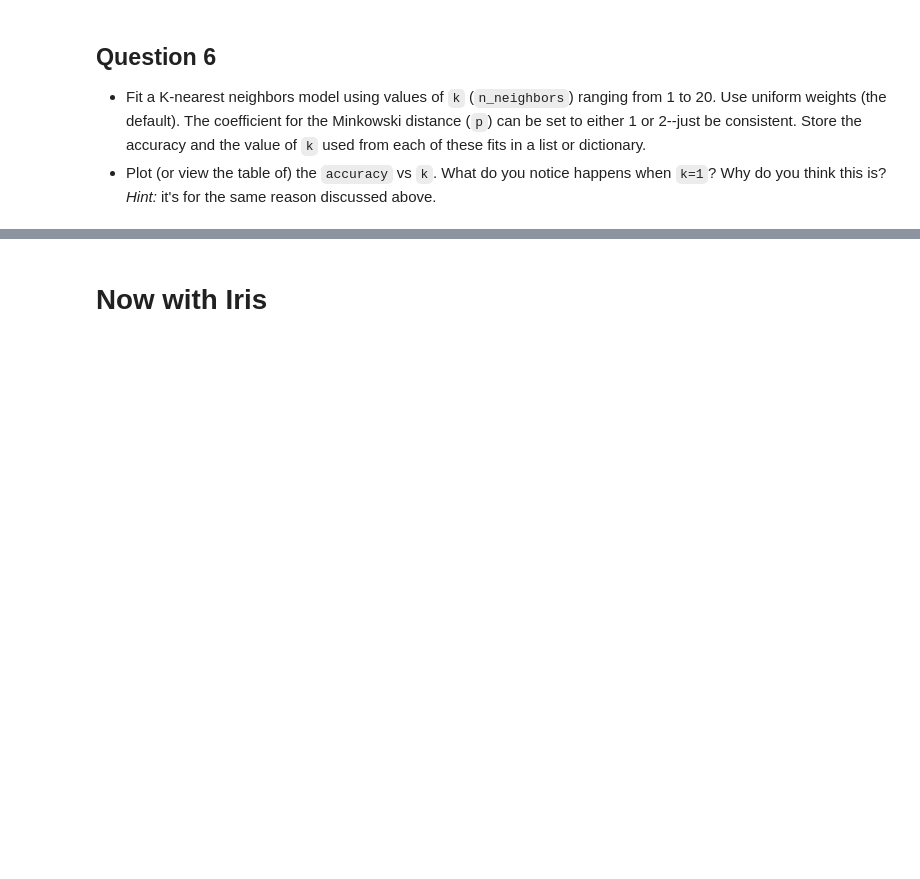
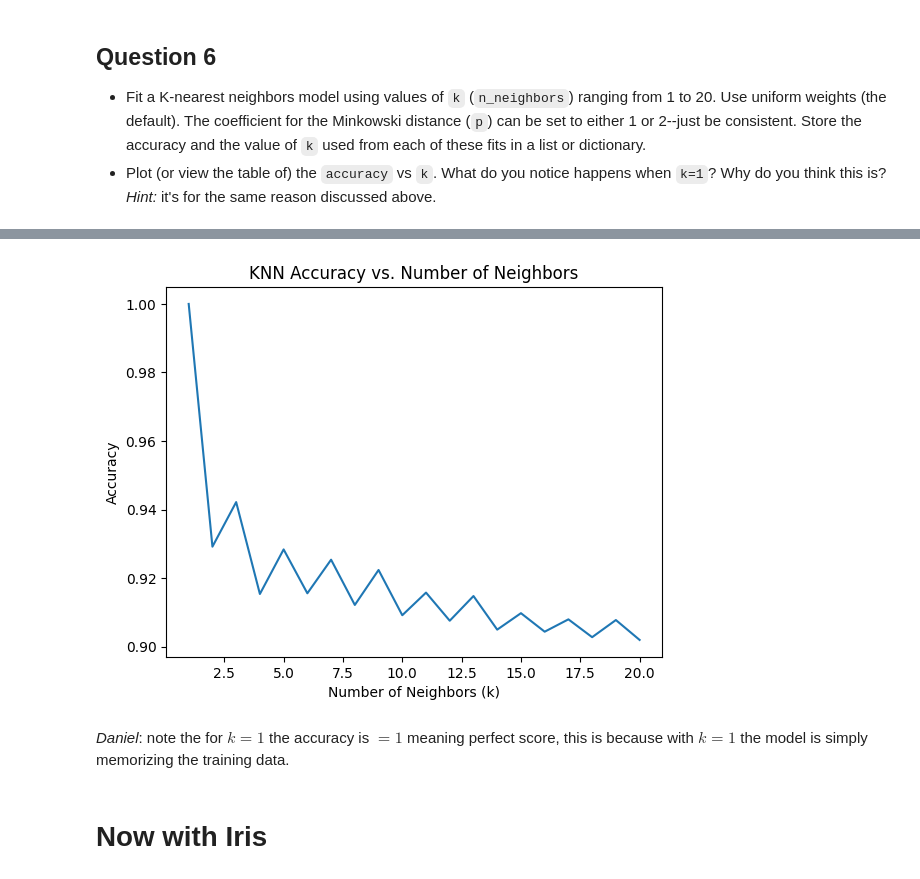
Before and after one commit to dattali18/machine_learning_msc_course, a Jupyter notebook: week2/notebook/week2_knn_hw.ipynb, the cells around one changed output, grey strips where cells are left out. Cells and saved outputs as stored; diff of their text form; code cells hidden in the pictures; blank space fills up the shorter version.

```diff
--- a/week2/notebook/week2_knn_hw.ipynb
+++ b/week2/notebook/week2_knn_hw.ipynb
@@ -313,0 +387,10 @@ When weighted distances are used for part 1 of this question, a value of 1.0 sho
+# %%
+def get_accuracy_knn(k, X_data, y_data):
+    knn = KNeighborsClassifier(n_neighbors=k)
+    knn.fit(X_data, y_data)
+    return knn.score(X_data, y_data)
+# %%
+res = [get_accuracy_knn(k, X_data, y_data) for k in range(1, 21)]
+
+for k in range(1, 21):
+    print(f"Accuracy for k={k}:", res[k-1])
@@ -314,3 +418,15 @@ When weighted distances are used for part 1 of this question, a value of 1.0 sho
+# %%
+# plot accuracy vs k
+
+plt.plot(range(1, 21), res)
+plt.xlabel("Number of Neighbors (k)")
+plt.ylabel("Accuracy")
+plt.title("KNN Accuracy vs. Number of Neighbors")
+plt.show()
+# %% [output]
+[figure, added]
+# %% [markdown]
+*Daniel*: note the for $k=1$ the accuracy is $=1$ meaning perfect score, this is because with $k=1$ the model is simply memorizing the training data.
 # %% [markdown]
 # Now with Iris
 # %% [markdown]
```
Also changed, not shown: parts of 14 cells of this notebook, 1 other file.
